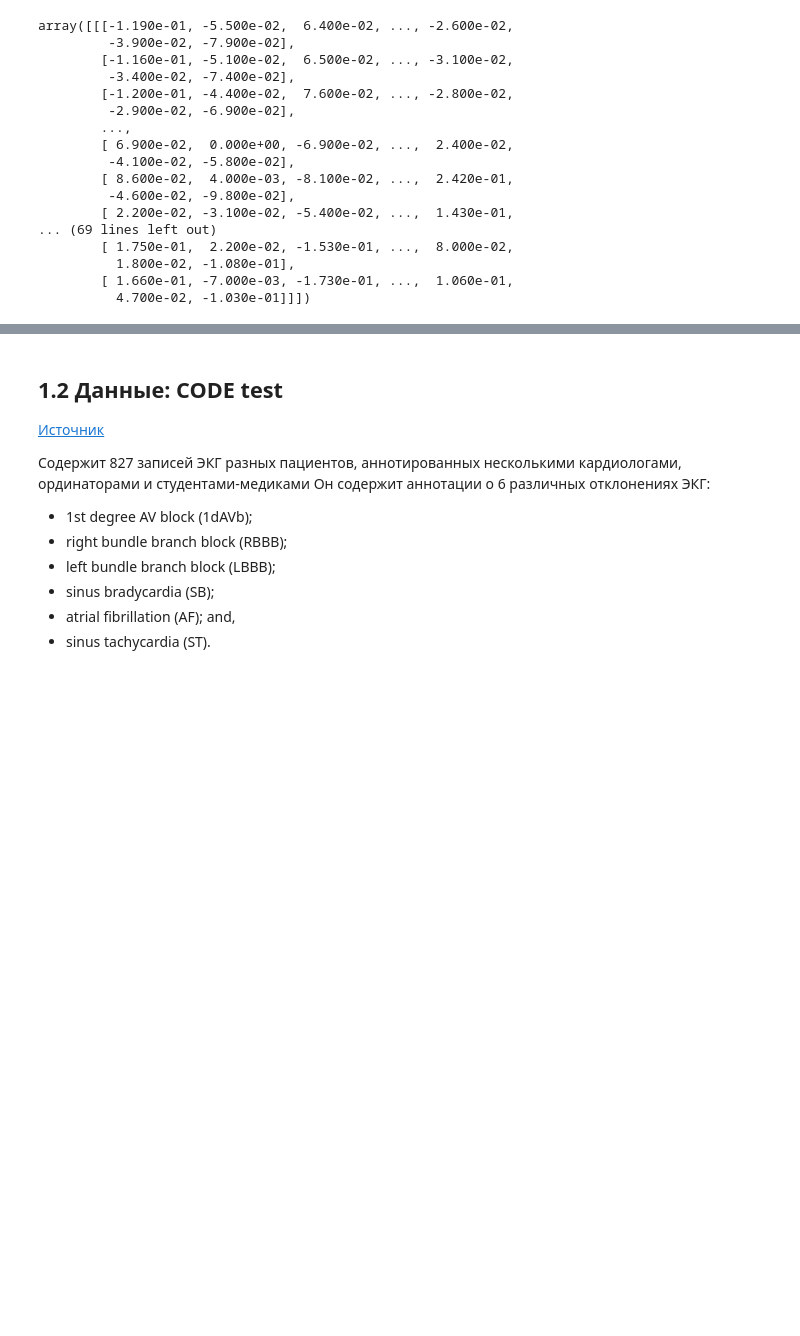
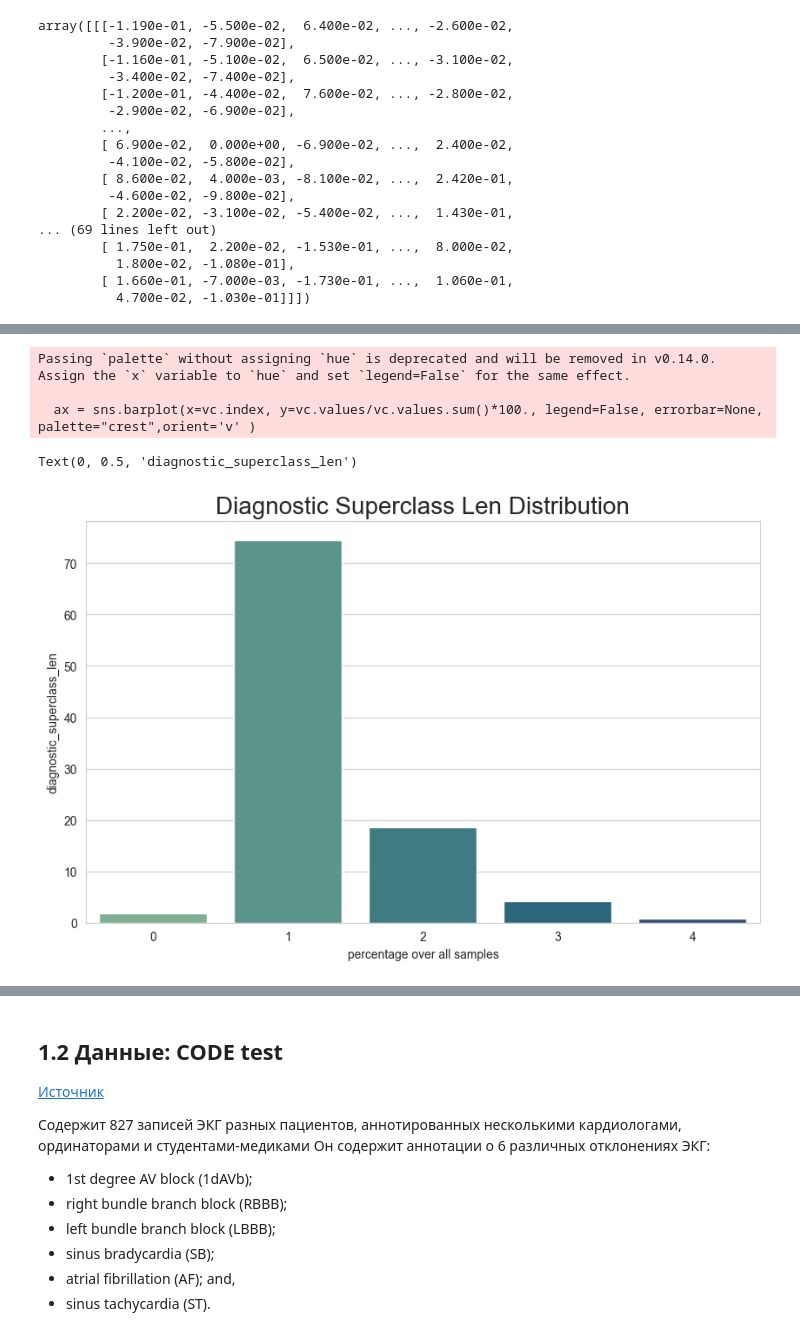
Before and after one commit to spark71/ecg-service, a Jupyter notebook: eda/data_eda.ipynb, the cells around one changed output, grey strips where cells are left out. Drawn from its saved outputs; the diff is of its cells as text; code cells hidden in the pictures; blank space fills up the shorter version.

```diff
--- a/eda/data_eda.ipynb
+++ b/eda/data_eda.ipynb
@@ -303,0 +308,6 @@ plt.show()
+# %%
+# Load scp_statements.csv for diagnostic aggregation
+agg_df = pd.read_csv(Datasets.ptbxl_scp_statements.path, index_col=0)
+agg_df = agg_df[agg_df.diagnostic == 1]
+print(agg_df.shape)
+agg_df.head()
@@ -310,6 +328,6 @@ def aggregate_supclass_diagnostic(y_dic):
     return list(set(tmp))
 
 # Apply diagnostic superclass
-Y['diagnostic_superclass'] = Y.scp_codes.apply(aggregate_supclass_diagnostic)
-Y['diagnostic_superclass_len'] = Y['diagnostic_superclass'].apply(len)
-Y.loc[Y.diagnostic_superclass_len > 1, 'diagnostic_superclass']
+ptbxl_data['diagnostic_superclass'] = ptbxl_data.scp_codes.apply(aggregate_supclass_diagnostic)
+ptbxl_data['diagnostic_superclass_len'] = ptbxl_data['diagnostic_superclass'].apply(len)
+ptbxl_data.loc[ptbxl_data.diagnostic_superclass_len > 1, 'diagnostic_superclass']
@@ -316,11 +348,16 @@ Y.loc[Y.diagnostic_superclass_len > 1, 'diagnostic_superclass']
 # %%
-vc = Y['diagnostic_superclass_len'].value_counts()
-
+vc = ptbxl_data['diagnostic_superclass_len'].value_counts()
 sns.set_style("whitegrid")
 bar,ax = plt.subplots(figsize=(10,6))
-ax = sns.barplot(x=vc.values/vc.values.sum()*100., y=vc.index, ci=None, palette="muted",orient='h' )
+ax = sns.barplot(x=vc.index, y=vc.values/vc.values.sum()*100., legend=False, errorbar=None, palette="crest",orient='v' )
 ax.set_title("Diagnostic Superclass Len Distribution", fontsize=20)
 ax.set_xlabel ("percentage over all samples")
 ax.set_ylabel ("diagnostic_superclass_len")
-for rect in ax.patches:
-    ax.text (rect.get_width(), rect.get_y() + rect.get_height() / 2,"%.1f%%"% rect.get_width(), weight='bold' )
+# for rect in ax.patches:
+#     ax.text (rect.get_width(), rect.get_y() + rect.get_height() / 2,"%.1f%%"% rect.get_width(), weight='bold' )
+# %% [output]
+Passing `palette` without assigning `hue` is deprecated and will be removed in v0.14.0. Assign the `x` variable to `hue` and set `legend=False` for the same effect.
+
+  ax = sns.barplot(x=vc.index, y=vc.values/vc.values.sum()*100., legend=False, errorbar=None, palette="crest",orient='v' )
+Text(0, 0.5, 'diagnostic_superclass_len')
+[figure, added]
```
Also changed, not shown: parts of 29 cells of this notebook, 7 other files.
